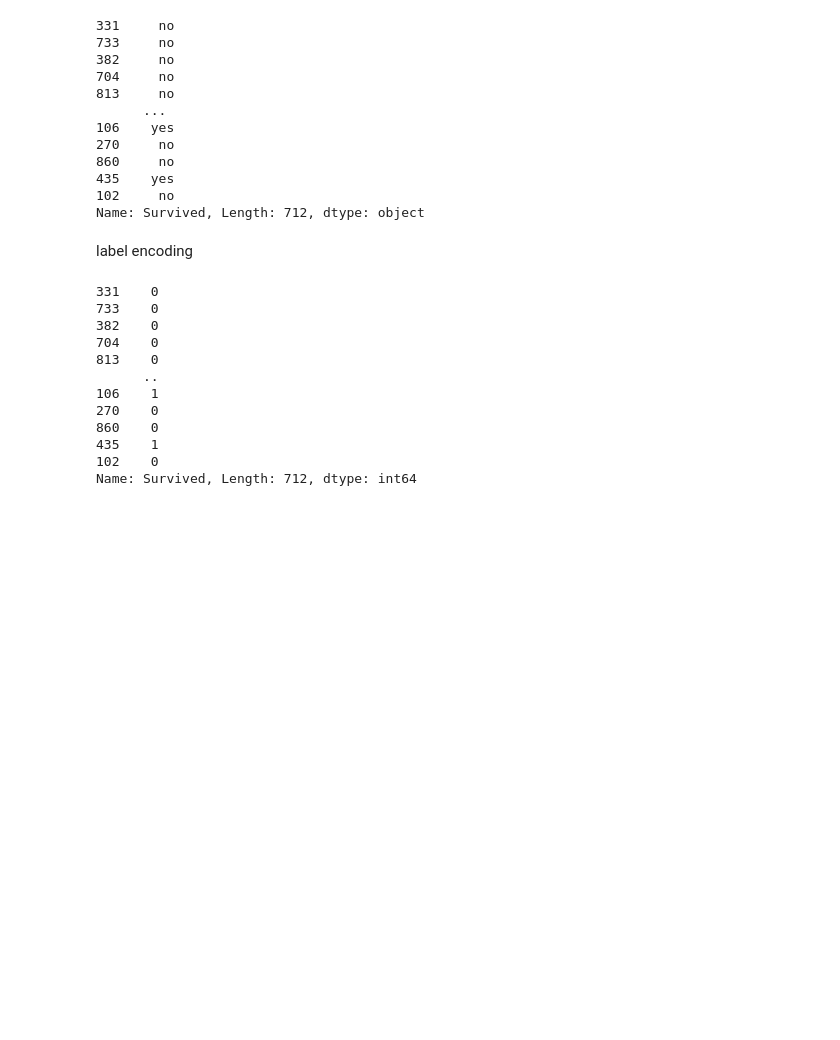
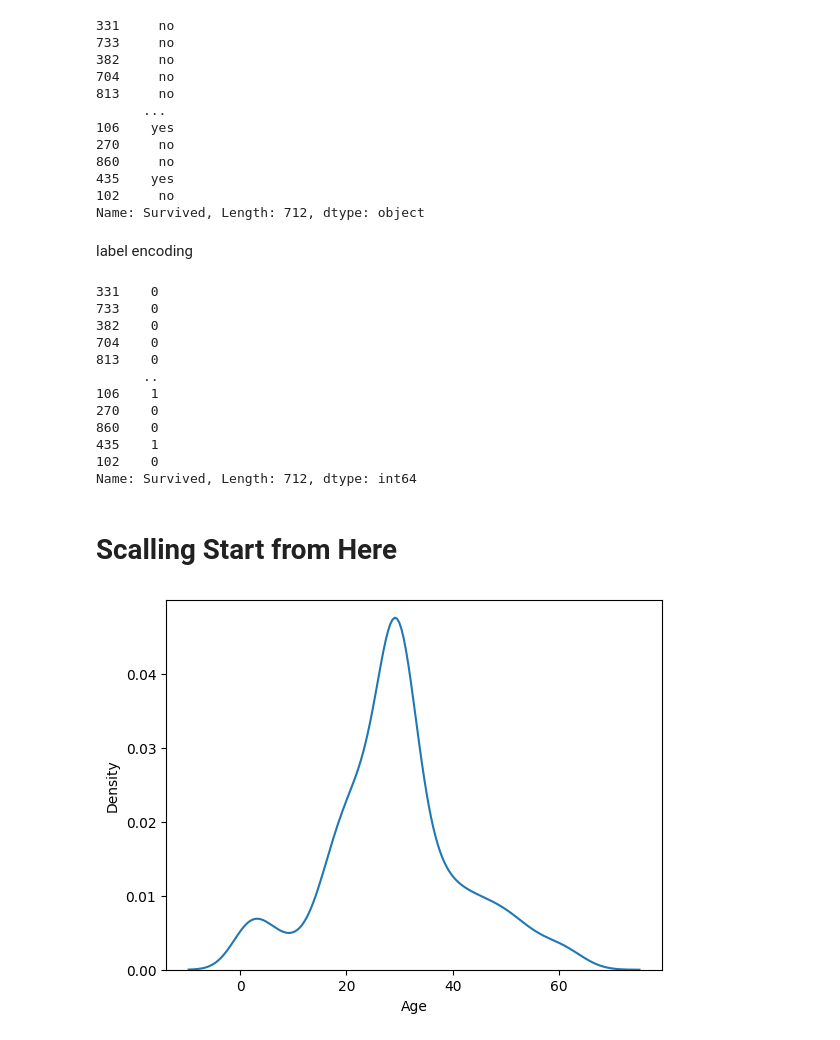
Before and after one commit to Dev-Maidul/Encoding, a Jupyter notebook: Encoding(different_section).ipynb, the cells around one changed output. Cells and saved outputs as stored; diff of their text form; code cells hidden in the pictures; blank space fills up the shorter version.

Commit message:
start learing standard scalling

```diff
--- a/Encoding(different_section).ipynb
+++ b/Encoding(different_section).ipynb
@@ -878,3 +878,10 @@ y_train
 435    1
 102    0
 Name: Survived, Length: 712, dtype: int64
+# %% [markdown]
+# Scalling Start from Here
+# %%
+sns.kdeplot(data=X_train,x='Age')
+plt.show()
+# %% [output]
+[figure, added]
```
Also changed, not shown: parts of 4 cells of this notebook.
